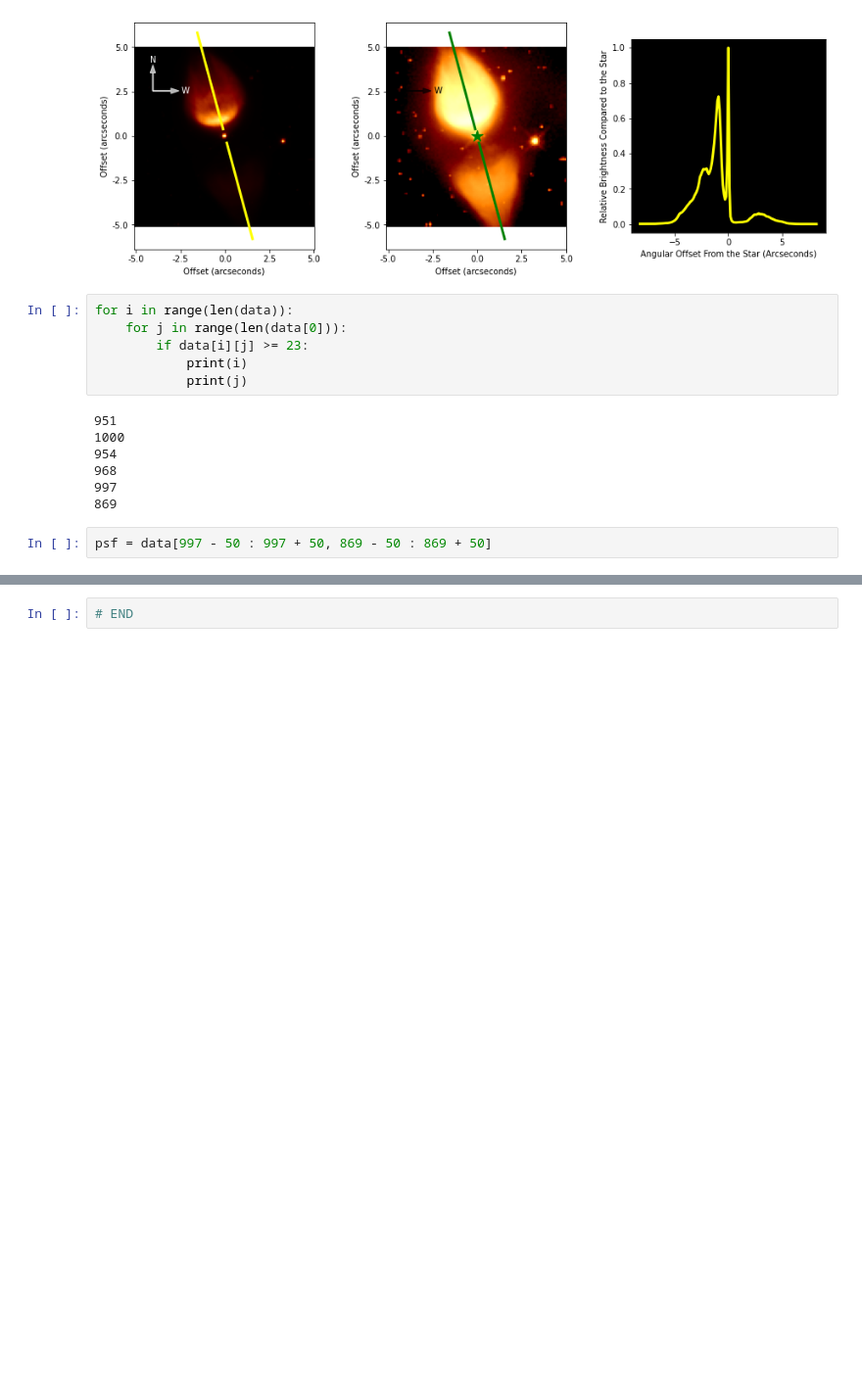
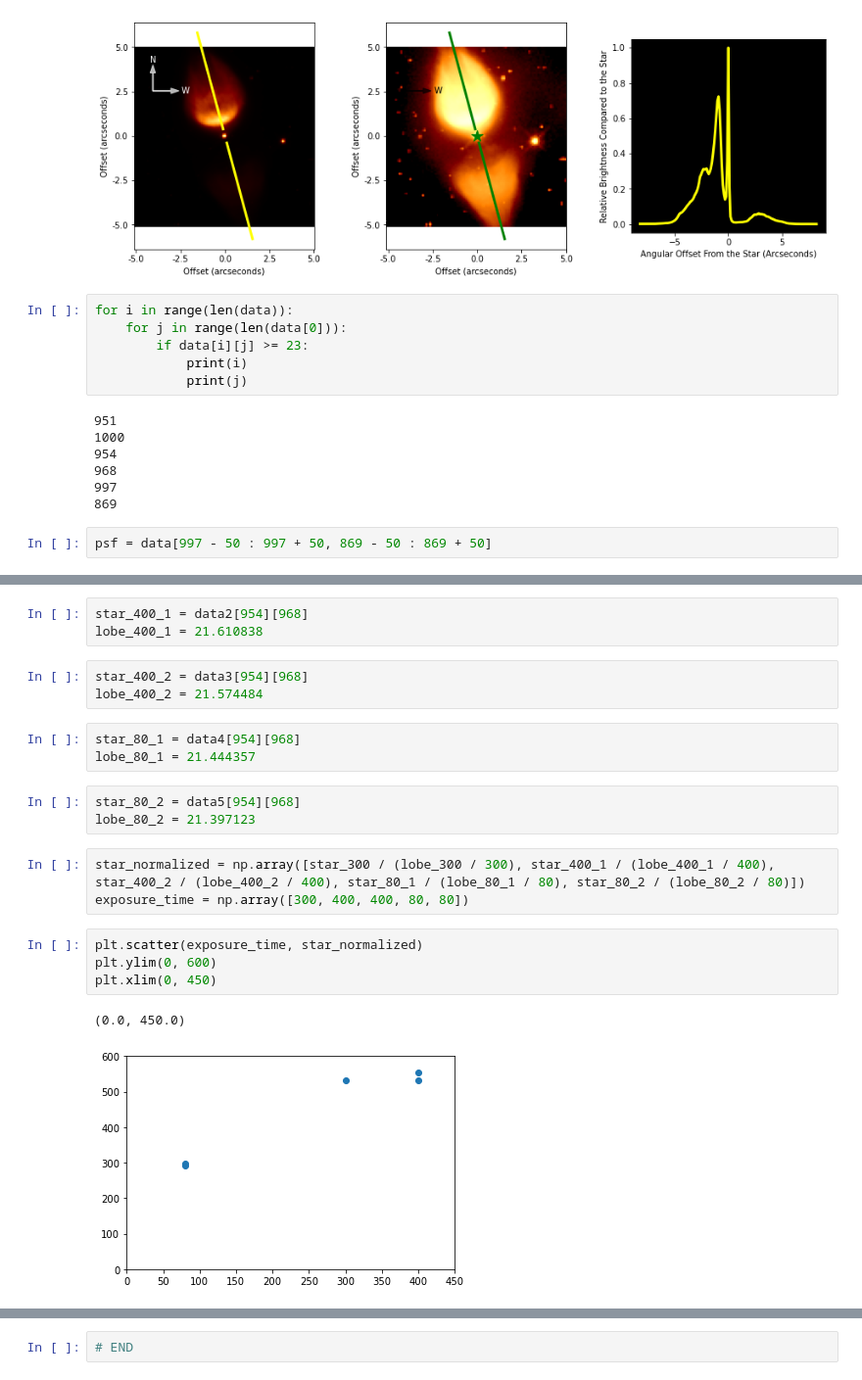
Before and after one commit to yunqibillyli/Project-Bipolar, a Jupyter notebook: Image Reader.ipynb, the cells around one changed output, grey strips where cells are left out. Shown at 98% size. Saved outputs shown, nothing was run; the diff lists cells and outputs as text; blank space fills up the shorter version.

```diff
--- a/Image Reader.ipynb
+++ b/Image Reader.ipynb
@@ -751,0 +761,22 @@ psf = data[997 - 50 : 997 + 50, 869 - 50 : 869 + 50]
+# %%
+star_400_1 = data2[954][968]
+lobe_400_1 = 21.610838
+# %%
+star_400_2 = data3[954][968]
+lobe_400_2 = 21.574484
+# %%
+star_80_1 = data4[954][968]
+lobe_80_1 = 21.444357
+# %%
+star_80_2 = data5[954][968]
+lobe_80_2 = 21.397123
+# %%
+star_normalized = np.array([star_300 / (lobe_300 / 300), star_400_1 / (lobe_400_1 / 400), star_400_2 / (lobe_400_2 / 400), star_80_1 / (lobe_80_1 / 80), star_80_2 / (lobe_80_2 / 80)])
+exposure_time = np.array([300, 400, 400, 80, 80])
+# %%
+plt.scatter(exposure_time, star_normalized)
+plt.ylim(0, 600)
+plt.xlim(0, 450)
+# %% [output]
+(0.0, 450.0)
+[figure, added]
```
Also changed, not shown: parts of 12 cells of this notebook, 12 other files.
